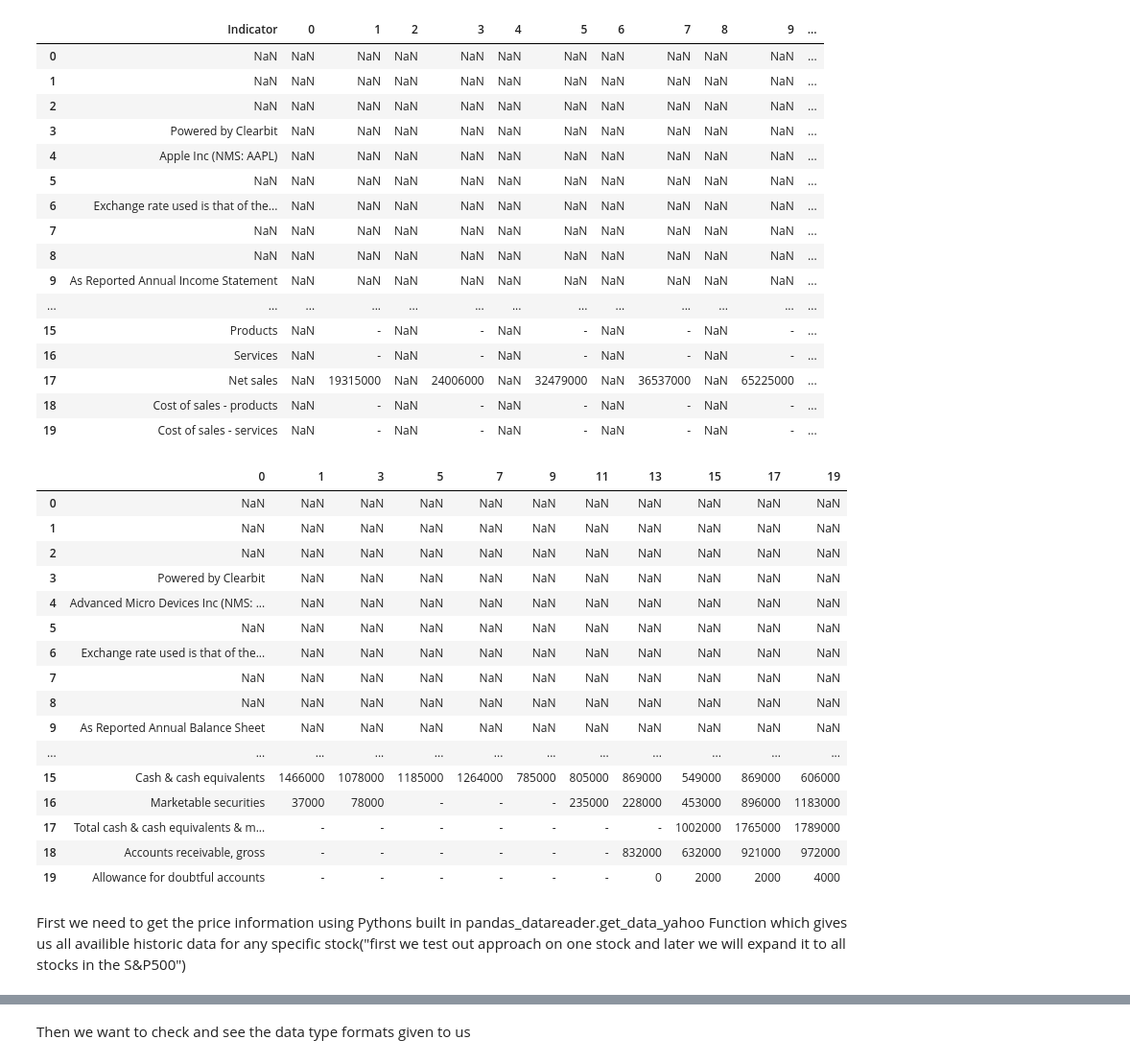
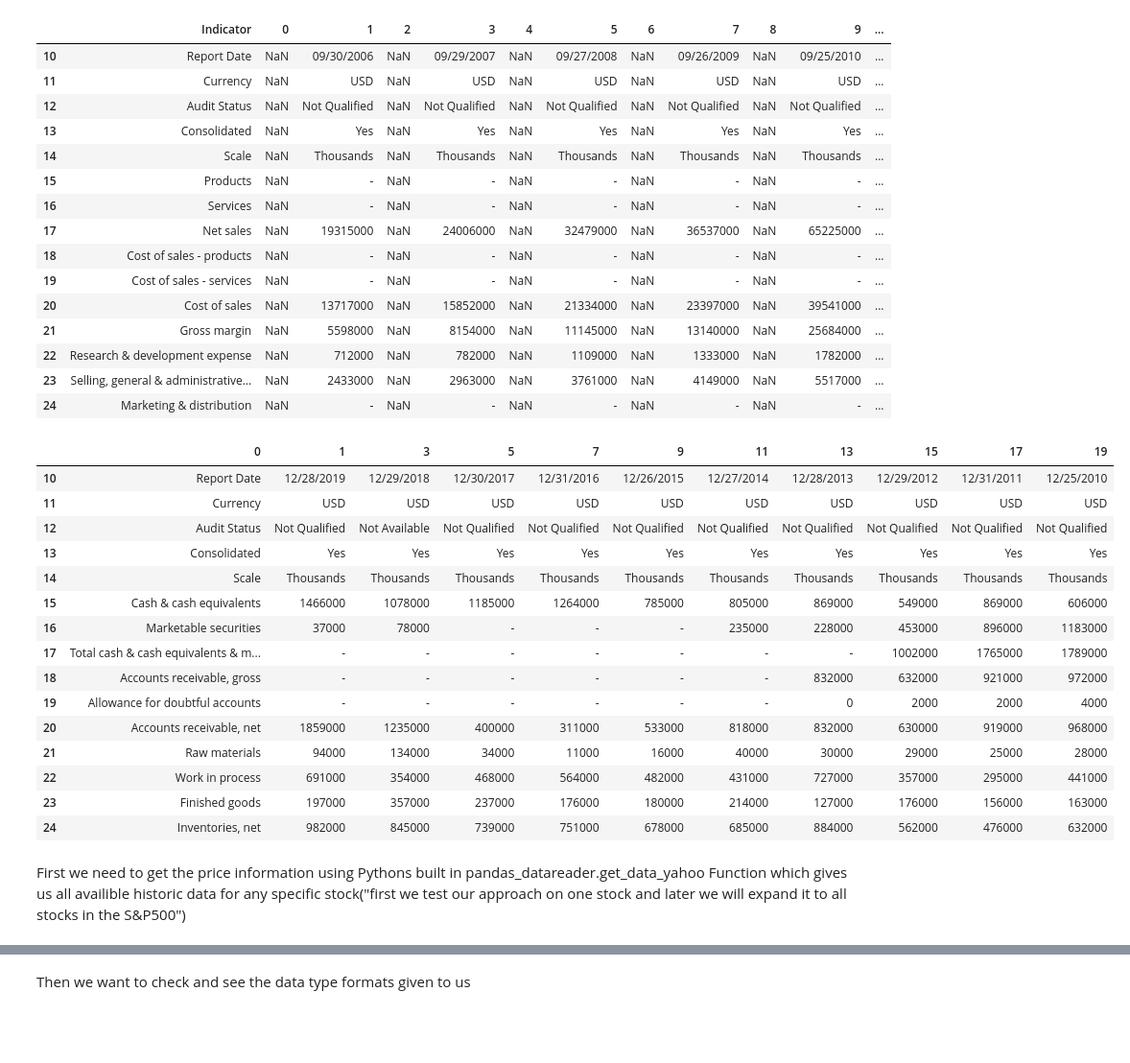
Before and after one commit to mmdebrahimi/Guided-Capstone, a Jupyter notebook: Fundamental Analysis EDA Emanuele Ebrahimi.ipynb, the cells around one changed output, grey strips where cells are left out. Shown at 96% size. Cells and saved outputs as stored; diff of their text form; code cells hidden in the pictures; blank space fills up the shorter version.

```diff
--- a/Fundamental Analysis EDA Emanuele Ebrahimi.ipynb
+++ b/Fundamental Analysis EDA Emanuele Ebrahimi.ipynb
@@ -56,64 +63,62 @@ def get_data():
     deletable_rows = [0,1,2,5,7,8]
     df_BalSheet = data_BalanceSheet.drop(data_IncomeStatement.columns[deletable_col]
                                            , axis=1)
 
     df_Inc = data_IncomeStatement.drop(data_IncomeStatement.columns[deletable_col]
                                        , axis=1)
 #     df_BalSheet = data_BalanceSheet.drop(data_IncomeStatement.columns[deletable_col]
 #                                        , axis=1)
 
     #reverse the order of the values columns to fit model
 
     df_Inc = df_Inc.iloc[:, 19:1:-1]
     df_Inc = df_Inc.T.reset_index(drop=True).T
     df_Inc.insert(0, 'Indicator', data_IncomeStatement.iloc[:][0])
     global df_inc
 
     return df_Inc, df_BalSheet
     #save data
     df_Inc.to_excel('Data_IncomeStatement_clean.xlsx')
 
 #run data gathering function (get_data)
 df_Inc, df_BalSheet = get_data()
-display (df_Inc.head(20), df_BalSheet.head(20))
+display (df_Inc[10:].head(15), df_BalSheet.dropna().head(15))
 # %% [output]
 |  | Indicator | 0 | 1 | 2 | 3 | 4 | 5 | 6 | 7 | 8 | 9 | ... |
-| 0 | NaN | NaN | NaN | NaN | NaN | NaN | NaN | NaN | NaN | NaN | NaN | ... |
-| 1 | NaN | NaN | NaN | NaN | NaN | NaN | NaN | NaN | NaN | NaN | NaN | ... |
-| 2 | NaN | NaN | NaN | NaN | NaN | NaN | NaN | NaN | NaN | NaN | NaN | ... |
-| 3 | Powered by Clearbit | NaN | NaN | NaN | NaN | NaN | NaN | NaN | NaN | NaN | NaN | ... |
-| 4 | Apple Inc (NMS: AAPL) | NaN | NaN | NaN | NaN | NaN | NaN | NaN | NaN | NaN | NaN | ... |
-| 5 | NaN | NaN | NaN | NaN | NaN | NaN | NaN | NaN | NaN | NaN | NaN | ... |
-| 6 | Exchange rate used is that of the... | NaN | NaN | NaN | NaN | NaN | NaN | NaN | NaN | NaN | NaN | ... |
-| 7 | NaN | NaN | NaN | NaN | NaN | NaN | NaN | NaN | NaN | NaN | NaN | ... |
-| 8 | NaN | NaN | NaN | NaN | NaN | NaN | NaN | NaN | NaN | NaN | NaN | ... |
-| 9 | As Reported Annual Income Statement | NaN | NaN | NaN | NaN | NaN | NaN | NaN | NaN | NaN | NaN | ... |
-| ... | ... | ... | ... | ... | ... | ... | ... | ... | ... | ... | ... | ... |
+| 10 | Report Date | NaN | 09/30/2006 | NaN | 09/29/2007 | NaN | 09/27/2008 | NaN | 09/26/2009 | NaN | 09/25/2010 | ... |
+| 11 | Currency | NaN | USD | NaN | USD | NaN | USD | NaN | USD | NaN | USD | ... |
+| 12 | Audit Status | NaN | Not Qualified | NaN | Not Qualified | NaN | Not Qualified | NaN | Not Qualified | NaN | Not Qualified | ... |
+| 13 | Consolidated | NaN | Yes | NaN | Yes | NaN | Yes | NaN | Yes | NaN | Yes | ... |
+| 14 | Scale | NaN | Thousands | NaN | Thousands | NaN | Thousands | NaN | Thousands | NaN | Thousands | ... |
 | 15 | Products | NaN | - | NaN | - | NaN | - | NaN | - | NaN | - | ... |
 | 16 | Services | NaN | - | NaN | - | NaN | - | NaN | - | NaN | - | ... |
 | 17 | Net sales | NaN | 19315000 | NaN | 24006000 | NaN | 32479000 | NaN | 36537000 | NaN | 65225000 | ... |
 | 18 | Cost of sales - products | NaN | - | NaN | - | NaN | - | NaN | - | NaN | - | ... |
 | 19 | Cost of sales - services | NaN | - | NaN | - | NaN | - | NaN | - | NaN | - | ... |
+| 20 | Cost of sales | NaN | 13717000 | NaN | 15852000 | NaN | 21334000 | NaN | 23397000 | NaN | 39541000 | ... |
+| 21 | Gross margin | NaN | 5598000 | NaN | 8154000 | NaN | 11145000 | NaN | 13140000 | NaN | 25684000 | ... |
+| 22 | Research & development expense | NaN | 712000 | NaN | 782000 | NaN | 1109000 | NaN | 1333000 | NaN | 1782000 | ... |
+| 23 | Selling, general & administrative... | NaN | 2433000 | NaN | 2963000 | NaN | 3761000 | NaN | 4149000 | NaN | 5517000 | ... |
+| 24 | Marketing & distribution | NaN | - | NaN | - | NaN | - | NaN | - | NaN | - | ... |
 |  | 0 | 1 | 3 | 5 | 7 | 9 | 11 | 13 | 15 | 17 | 19 |
-| 0 | NaN | NaN | NaN | NaN | NaN | NaN | NaN | NaN | NaN | NaN | NaN |
-| 1 | NaN | NaN | NaN | NaN | NaN | NaN | NaN | NaN | NaN | NaN | NaN |
-| 2 | NaN | NaN | NaN | NaN | NaN | NaN | NaN | NaN | NaN | NaN | NaN |
-| 3 | Powered by Clearbit | NaN | NaN | NaN | NaN | NaN | NaN | NaN | NaN | NaN | NaN |
-| 4 | Advanced Micro Devices Inc (NMS: ... | NaN | NaN | NaN | NaN | NaN | NaN | NaN | NaN | NaN | NaN |
-| 5 | NaN | NaN | NaN | NaN | NaN | NaN | NaN | NaN | NaN | NaN | NaN |
-| 6 | Exchange rate used is that of the... | NaN | NaN | NaN | NaN | NaN | NaN | NaN | NaN | NaN | NaN |
-| 7 | NaN | NaN | NaN | NaN | NaN | NaN | NaN | NaN | NaN | NaN | NaN |
-| 8 | NaN | NaN | NaN | NaN | NaN | NaN | NaN | NaN | NaN | NaN | NaN |
-| 9 | As Reported Annual Balance Sheet | NaN | NaN | NaN | NaN | NaN | NaN | NaN | NaN | NaN | NaN |
-| ... | ... | ... | ... | ... | ... | ... | ... | ... | ... | ... | ... |
+| 10 | Report Date | 12/28/2019 | 12/29/2018 | 12/30/2017 | 12/31/2016 | 12/26/2015 | 12/27/2014 | 12/28/2013 | 12/29/2012 | 12/31/2011 | 12/25/2010 |
+| 11 | Currency | USD | USD | USD | USD | USD | USD | USD | USD | USD | USD |
+| 12 | Audit Status | Not Qualified | Not Available | Not Qualified | Not Qualified | Not Qualified | Not Qualified | Not Qualified | Not Qualified | Not Qualified | Not Qualified |
+| 13 | Consolidated | Yes | Yes | Yes | Yes | Yes | Yes | Yes | Yes | Yes | Yes |
+| 14 | Scale | Thousands | Thousands | Thousands | Thousands | Thousands | Thousands | Thousands | Thousands | Thousands | Thousands |
 | 15 | Cash & cash equivalents | 1466000 | 1078000 | 1185000 | 1264000 | 785000 | 805000 | 869000 | 549000 | 869000 | 606000 |
 | 16 | Marketable securities | 37000 | 78000 | - | - | - | 235000 | 228000 | 453000 | 896000 | 1183000 |
 | 17 | Total cash & cash equivalents & m... | - | - | - | - | - | - | - | 1002000 | 1765000 | 1789000 |
 | 18 | Accounts receivable, gross | - | - | - | - | - | - | 832000 | 632000 | 921000 | 972000 |
 | 19 | Allowance for doubtful accounts | - | - | - | - | - | - | 0 | 2000 | 2000 | 4000 |
+| 20 | Accounts receivable, net | 1859000 | 1235000 | 400000 | 311000 | 533000 | 818000 | 832000 | 630000 | 919000 | 968000 |
+| 21 | Raw materials | 94000 | 134000 | 34000 | 11000 | 16000 | 40000 | 30000 | 29000 | 25000 | 28000 |
+| 22 | Work in process | 691000 | 354000 | 468000 | 564000 | 482000 | 431000 | 727000 | 357000 | 295000 | 441000 |
+| 23 | Finished goods | 197000 | 357000 | 237000 | 176000 | 180000 | 214000 | 127000 | 176000 | 156000 | 163000 |
+| 24 | Inventories, net | 982000 | 845000 | 739000 | 751000 | 678000 | 685000 | 884000 | 562000 | 476000 | 632000 |
 # %% [markdown]
 First we need to get the price information using Pythons built in pandas_datareader.get_data_yahoo
-Function which gives us all availible historic data for any specific stock("first we test out approach on one stock and later we will expand it to all stocks in the S&P500")
+Function which gives us all availible historic data for any specific stock("first we test our approach on one stock and later we will expand it to all stocks in the S&P500")
 # %%
 import pandas_datareader as pdr
 from datetime import datetime
```
Also changed, not shown: parts of 11 cells of this notebook, 3 other files.
